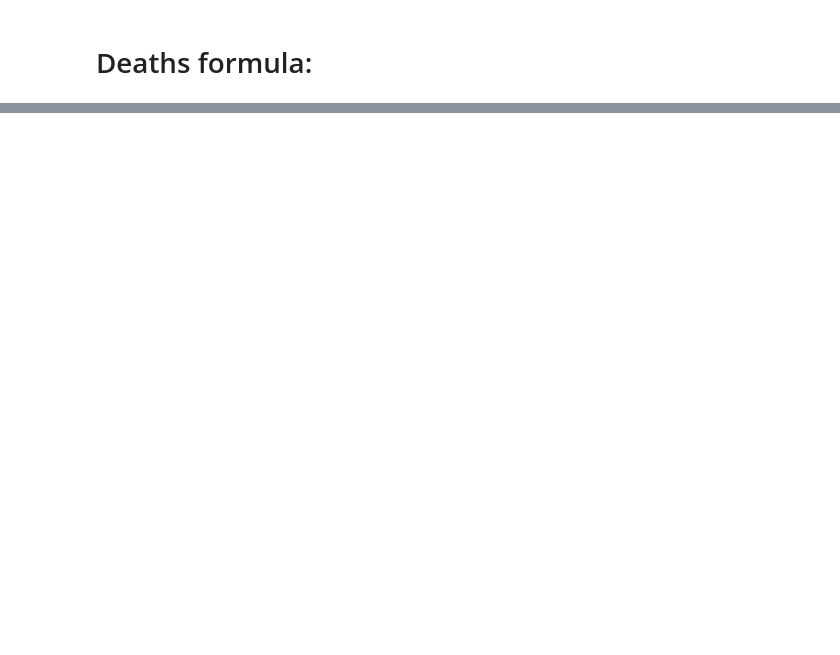
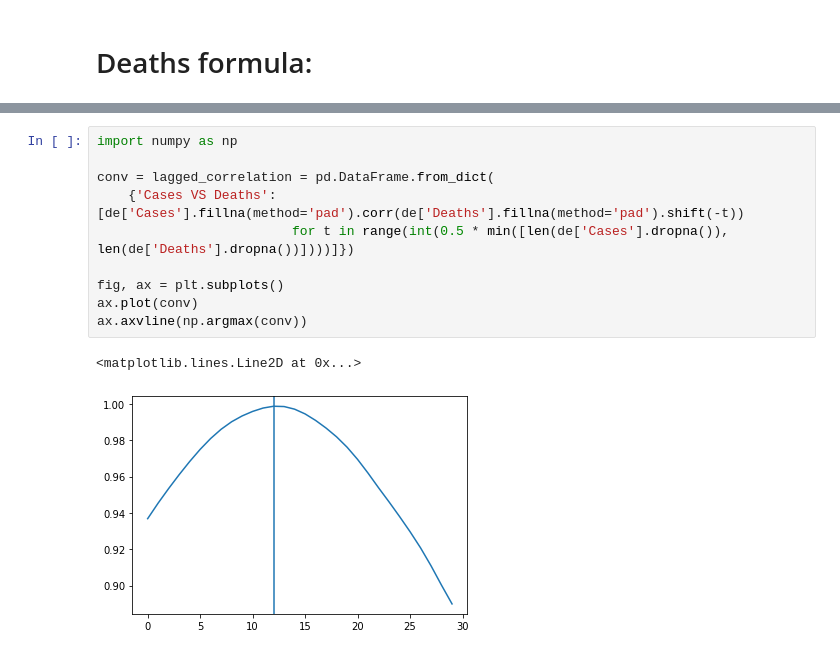
Before and after one commit to pschwede/covid19plots, a Jupyter notebook: scatter_matrix.ipynb, the cells around one changed output, grey strips where cells are left out. Cells and saved outputs as stored; diff of their text form; blank space fills up the shorter version.

```diff
--- a/scatter_matrix.ipynb
+++ b/scatter_matrix.ipynb
@@ -44,0 +49,13 @@ Deaths =
+# %%
+import numpy as np
+
+conv = lagged_correlation = pd.DataFrame.from_dict(
+    {'Cases VS Deaths': [de['Cases'].fillna(method='pad').corr(de['Deaths'].fillna(method='pad').shift(-t))
+                         for t in range(int(0.5 * min([len(de['Cases'].dropna()), len(de['Deaths'].dropna())])))]})
+
+fig, ax = plt.subplots()
+ax.plot(conv)
+ax.axvline(np.argmax(conv))
+# %% [output]
+<matplotlib.lines.Line2D at 0x...>
+[figure, added]
```
Also changed, not shown: parts of 3 cells of this notebook, 5 other files.
